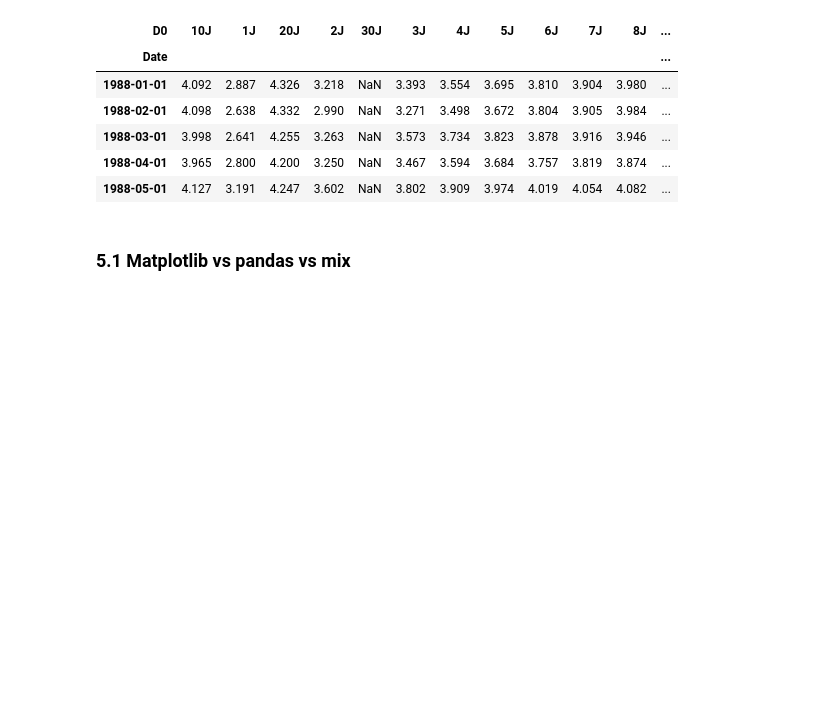
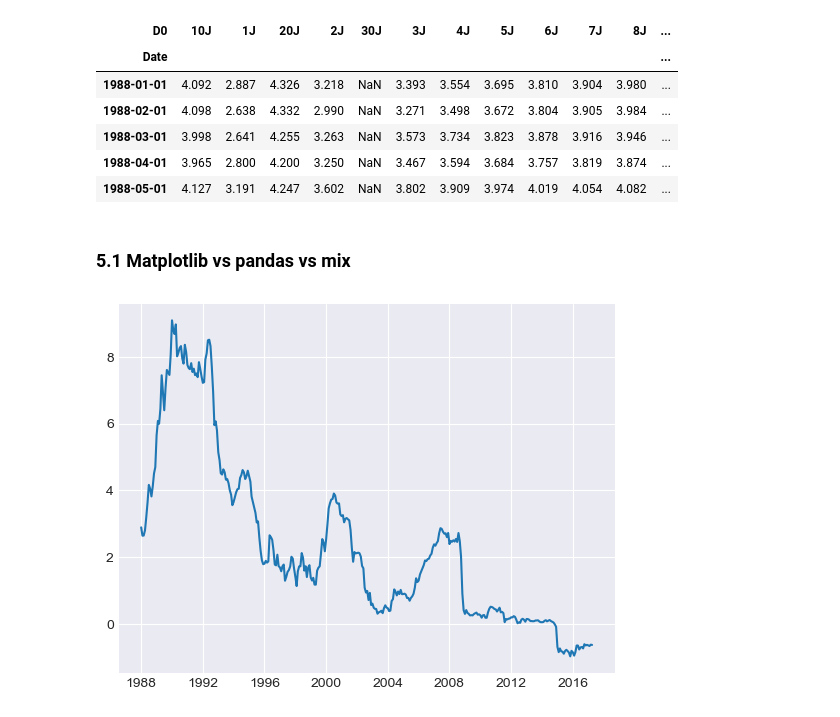
Before and after one commit to mikjf/data_visualization, a Jupyter notebook: data_visualization_recap.ipynb, the cells around one changed output. Saved outputs shown, nothing was run; the diff lists cells and outputs as text; code cells hidden in the pictures; blank space fills up the shorter version.

Commit message:
data visualizazion recap done

```diff
--- a/data_visualization_recap.ipynb
+++ b/data_visualization_recap.ipynb
@@ -235,3 +235,9 @@ df_wide.head()
 | 1988-05-01 | 4.127 | 3.191 | 4.247 | 3.602 | NaN | 3.802 | 3.909 | 3.974 | 4.019 | 4.054 | 4.082 | ... |
 # %% [markdown]
 ### 5.1 Matplotlib vs pandas vs mix
+# %%
+# matplotlib
+fig, ax = plt.subplots()
+ax.plot(df_wide.index, df_wide['1J']);
+# %% [output]
+[figure, added]
```
Also changed, not shown: parts of 12 cells of this notebook, 1 other file.
